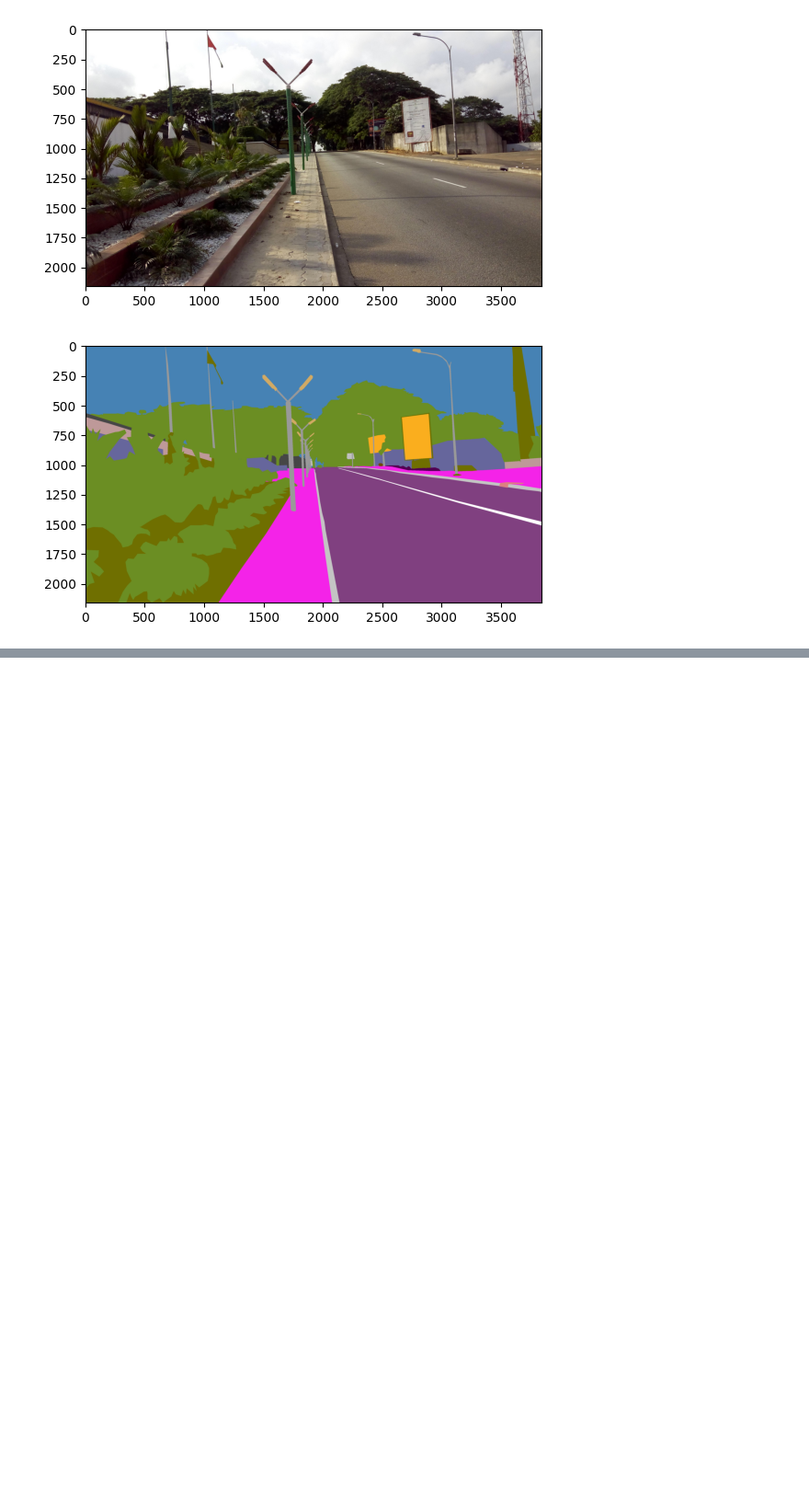
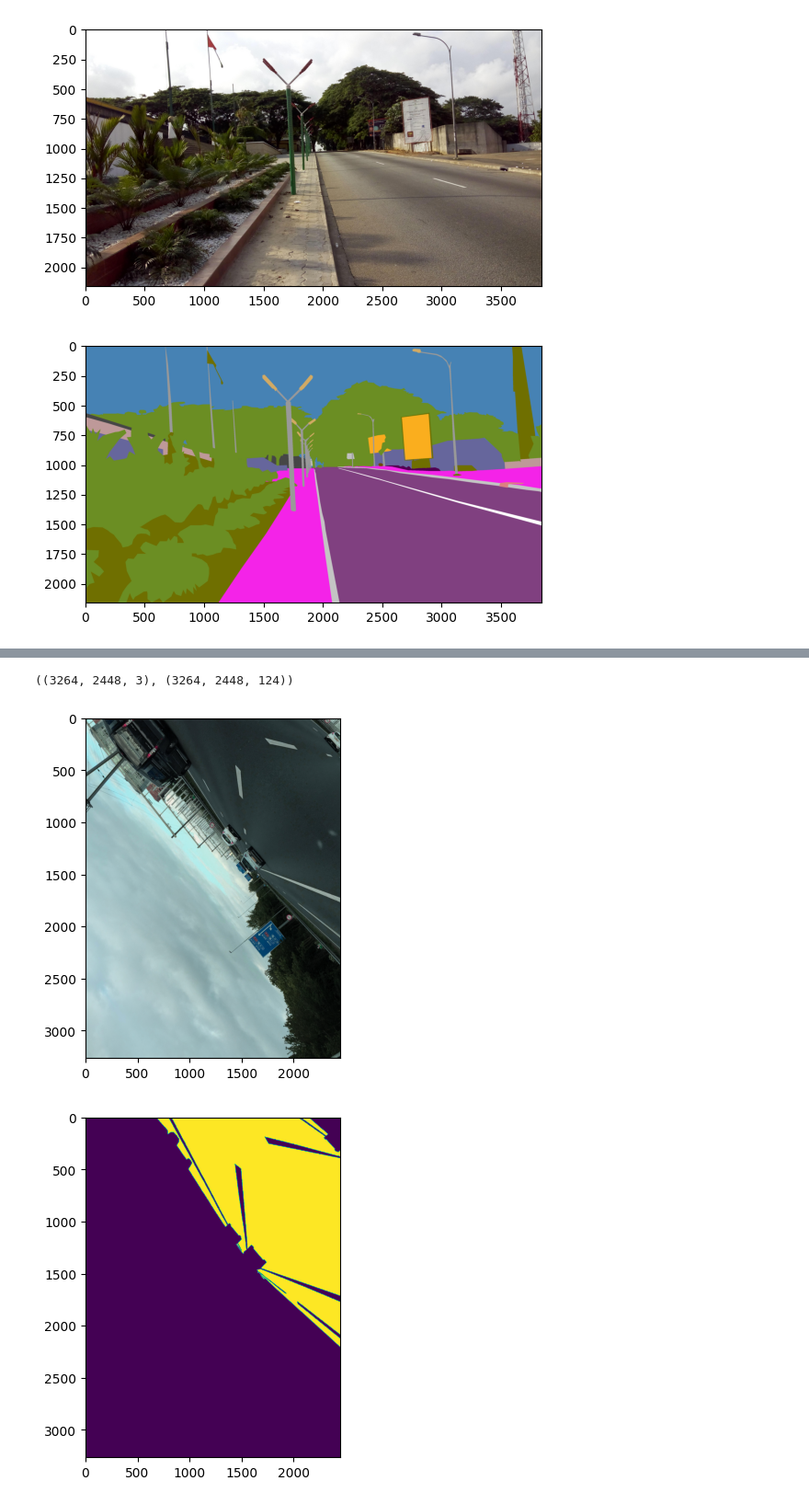
Before and after one commit to ObinnaUzoh/mapillary-semantic-segmentation, a Jupyter notebook: notebooks/visualize.ipynb, the cells around one changed output, grey strips where cells are left out. Shown at 92% size. Saved outputs shown, nothing was run; the diff lists cells and outputs as text; code cells hidden in the pictures; blank space fills up the shorter version.

```diff
--- a/notebooks/visualize.ipynb
+++ b/notebooks/visualize.ipynb
@@ -87,0 +109,41 @@ plot_img_label(os.path.splitext(image_fn)[0])
+# %%
+random_crop_min = 0.60
+random_crop_ratio = random_crop_min + random.random()*(1-random_crop_min)
+crop_height = int(random_crop_ratio*img.shape[0])
+crop_width = int(random_crop_ratio*img.shape[1])
+
+weak_transform = A.Compose([
+    A.RandomBrightnessContrast(p=0.5),
+    A.CLAHE(p=0.5),
+    A.Blur(blur_limit=3, p=0.5),
+    A.HueSaturationValue(p=0.5),
+])
+
+strong_transform = A.Compose([
+    A.RandomCrop(width=crop_width, height=crop_height),
+    A.Resize(width=img.shape[1], height=img.shape[0]),
+    A.HorizontalFlip(p=0.5),
+    A.OpticalDistortion(p=0.5),
+    A.ShiftScaleRotate(p=0.5),
+    A.RandomRotate90(p=0.5),
+    A.Transpose(p=0.5),
+    A.Perspective(p=0.5),
+])
+
+
+transformed = weak_transform(image=img, mask=label)
+
+transformed = strong_transform(image=transformed['image'], mask=transformed['mask'])
+transformed_img = transformed['image']
+transformed_label = transformed['mask']
+# %%
+transformed_img.shape, transformed_label.shape
+# %% [output]
+((3264, 2448, 3), (3264, 2448, 124))
+# %%
+for a in (transformed_img, transformed_label[:, :, 21]):
+    plt.imshow(a)
+    plt.show()
+# %% [output]
+[figure, added]
+[figure, added]
```
Also changed, not shown: parts of 8 cells of this notebook, 2 other files.
